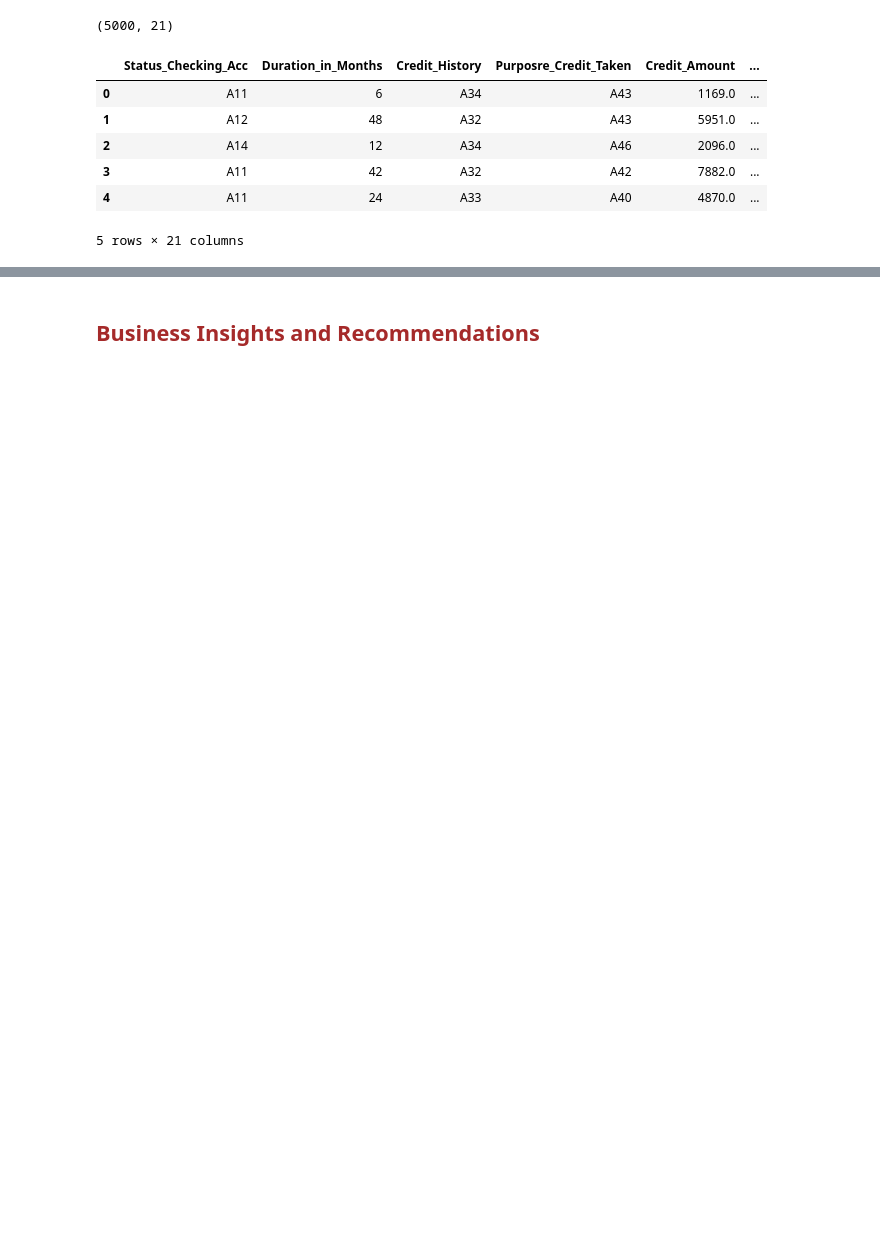
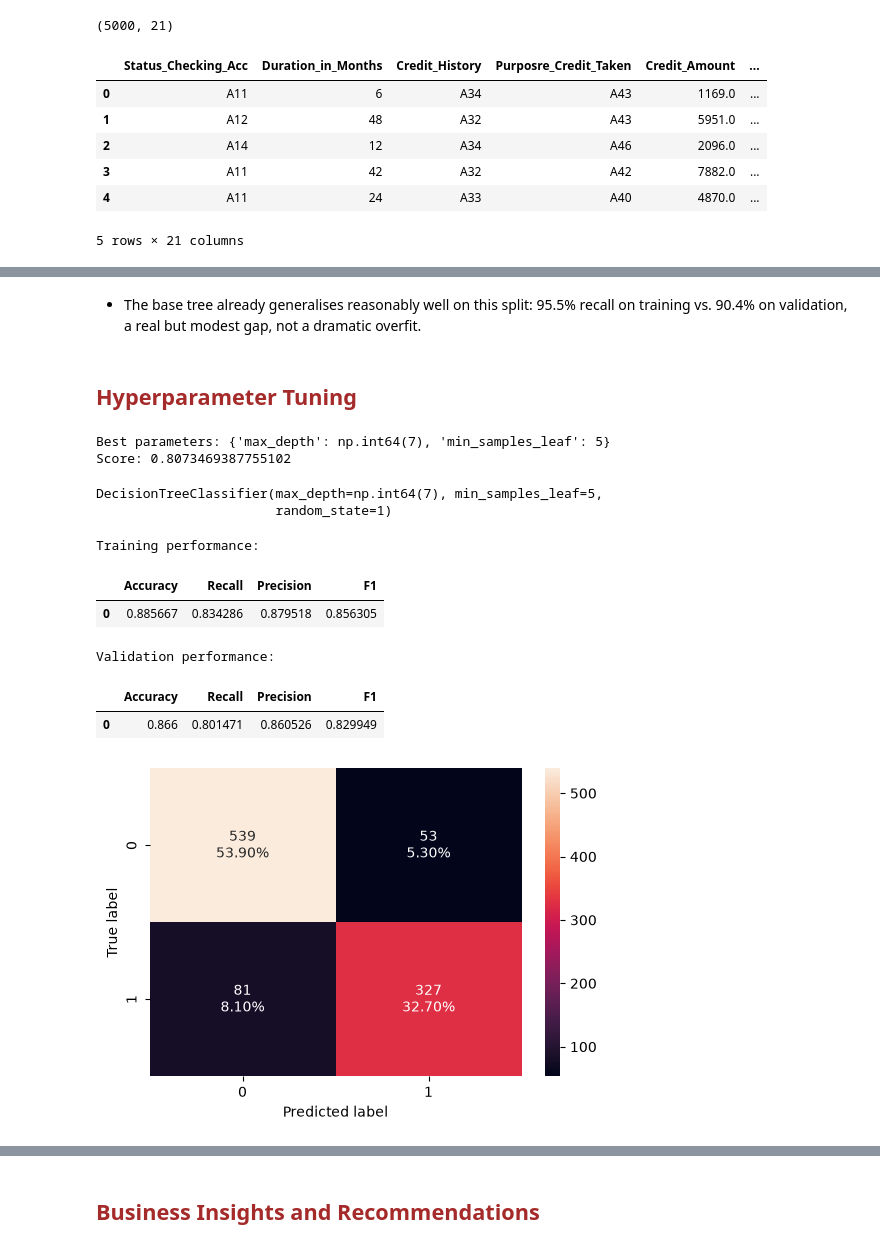
Before and after one commit to yogi-datalabs/machine-learning, a Jupyter notebook: ML Pipelines/Credit Default Prediction with an sklearn Pipeline.ipynb, the cells around one changed output, grey strips where cells are left out. Saved outputs shown, nothing was run; the diff lists cells and outputs as text; code cells hidden in the pictures; blank space fills up the shorter version.

```diff
--- a/ML Pipelines/Credit Default Prediction with an sklearn Pipeline.ipynb
+++ b/ML Pipelines/Credit Default Prediction with an sklearn Pipeline.ipynb
@@ -336,0 +144,16 @@ into a pipeline once the logic is right.
+# %%
+def confusion_matrix_sklearn(model, predictors, target):
+    """Plot the confusion matrix with counts and percentages."""
+    y_pred = model.predict(predictors)
+    cm = confusion_matrix(target, y_pred)
+    labels = np.asarray(
+        [
+            ["{0:0.0f}".format(item) + "\n{0:.2%}".format(item / cm.flatten().sum())]
+            for item in cm.flatten()
+        ]
+    ).reshape(2, 2)
+
+    plt.figure(figsize=(6, 4))
+    sns.heatmap(cm, annot=labels, fmt="")
+    plt.ylabel("True label")
+    plt.xlabel("Predicted label")
@@ -336,0 +162,3 @@ into a pipeline once the logic is right.
+# %%
+dtree = DecisionTreeClassifier(random_state=1)
+dtree.fit(X_train, y_train)
@@ -336,0 +183,54 @@ into a pipeline once the logic is right.
+# %% [markdown]
+- The base tree already generalises reasonably well on this split: 95.5% recall on training vs.
+  90.4% on validation, a real but modest gap, not a dramatic overfit.
+# %% [markdown]
+## <font color="brown"> Hyperparameter Tuning</font>
+# %%
+# defining model
+model = DecisionTreeClassifier(random_state=1)
+
+# Parameter grid to pass in GridSearchCV
+param_grid = {
+    "max_depth": np.arange(3, 8),
+    "min_samples_leaf": [5, 10, 20, 30],
+}
+
+# Type of scoring used to compare parameter combinations
+scorer = metrics.make_scorer(metrics.recall_score)
+
+# Calling GridSearchCV
+grid_cv = GridSearchCV(estimator=model, param_grid=param_grid, scoring=scorer, cv=5, n_jobs=-1)
+
+# Fitting parameters in GridSearchCV
+grid_cv.fit(X_train, y_train)
+
+print("Best parameters: {} \nScore: {}".format(grid_cv.best_params_, grid_cv.best_score_))
+# %% [output]
+Best parameters: {'max_depth': np.int64(7), 'min_samples_leaf': 5}
+Score: 0.8073469387755102
+# %%
+dtree_tuned = grid_cv.best_estimator_
+dtree_tuned.fit(X_train, y_train)
+# %% [output]
+DecisionTreeClassifier(max_depth=np.int64(7), min_samples_leaf=5,
+                       random_state=1)
+# %%
+print("Training performance:")
+dtree_tuned_train = model_performance_classification_sklearn(dtree_tuned, X_train, y_train)
+dtree_tuned_train
+# %% [output]
+Training performance:
+|  | Accuracy | Recall | Precision | F1 |
+| 0 | 0.885667 | 0.834286 | 0.879518 | 0.856305 |
+# %%
+print("Validation performance:")
+dtree_tuned_val = model_performance_classification_sklearn(dtree_tuned, X_val, y_val)
+dtree_tuned_val
+# %% [output]
+Validation performance:
+|  | Accuracy | Recall | Precision | F1 |
+| 0 | 0.866 | 0.801471 | 0.860526 | 0.829949 |
+# %%
+confusion_matrix_sklearn(dtree_tuned, X_val, y_val)
+# %% [output]
+[figure, added]
```
Also changed, not shown: parts of 69 cells of this notebook, 1 other file.
